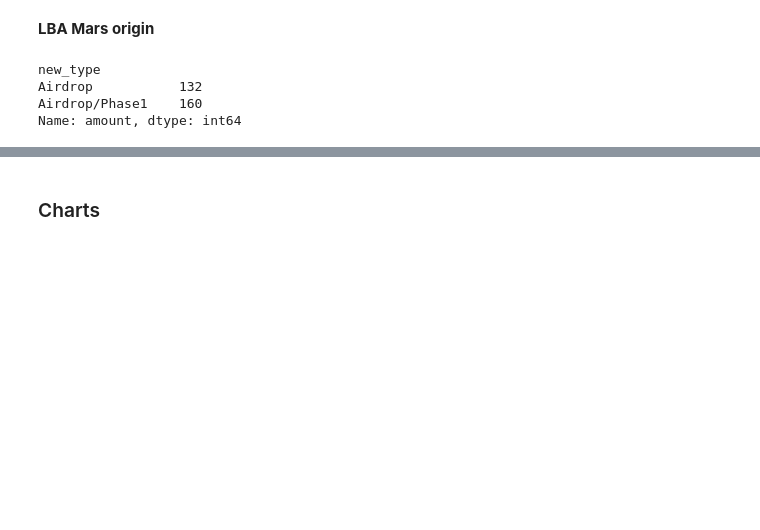
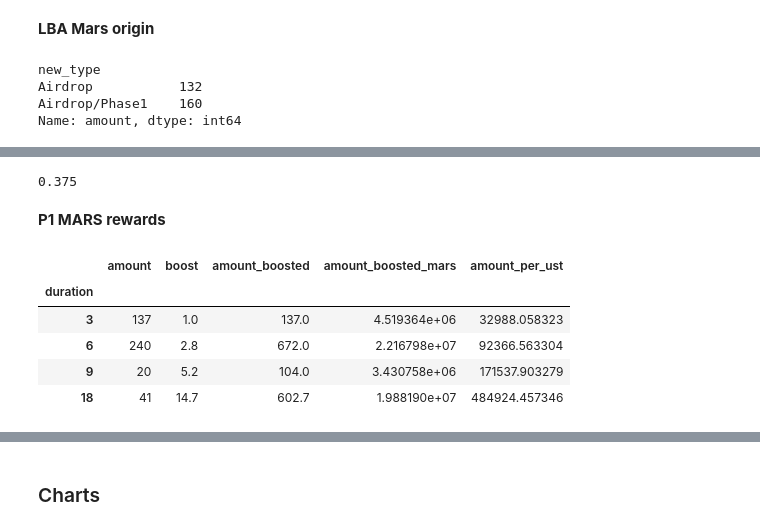
Before and after one commit to IncioMan/mars_lockdrop, a Jupyter notebook: notebook/Mars Lockdrop_LBA.ipynb, the cells around one changed output, grey strips where cells are left out. Drawn from its saved outputs; the diff is of its cells as text; code cells hidden in the pictures; blank space fills up the shorter version.

```diff
--- a/notebook/Mars Lockdrop_LBA.ipynb
+++ b/notebook/Mars Lockdrop_LBA.ipynb
@@ -170,0 +194,9 @@ Name: amount, dtype: int64
+# %%
+users_p1 = len(user_stats_df.sender.unique())
+users_p1_lba = len(set(user_stats_df.sender.unique()).intersection(set(lba_deposits_df.sender.unique())))
+perc_p1_lba = users_p1_lba/users_p1
+perc_p1_lba
+# %% [output]
+0.375
+# %% [markdown]
+**P1 MARS rewards**
@@ -170,0 +210,10 @@ Name: amount, dtype: int64
+# %%
+boost['amount_per_ust'] = boost['amount_boosted_mars']/boost.amount
+boost
+# %% [output]
+|  | amount | boost | amount_boosted | amount_boosted_mars | amount_per_ust |
+| duration |  |  |  |  |  |
+| 3 | 137 | 1.0 | 137.0 | 4.519364e+06 | 32988.058323 |
+| 6 | 240 | 2.8 | 672.0 | 2.216798e+07 | 92366.563304 |
+| 9 | 20 | 5.2 | 104.0 | 3.430758e+06 | 171537.903279 |
+| 18 | 41 | 14.7 | 602.7 | 1.988190e+07 | 484924.457346 |
```
Also changed, not shown: parts of 11 cells of this notebook.
